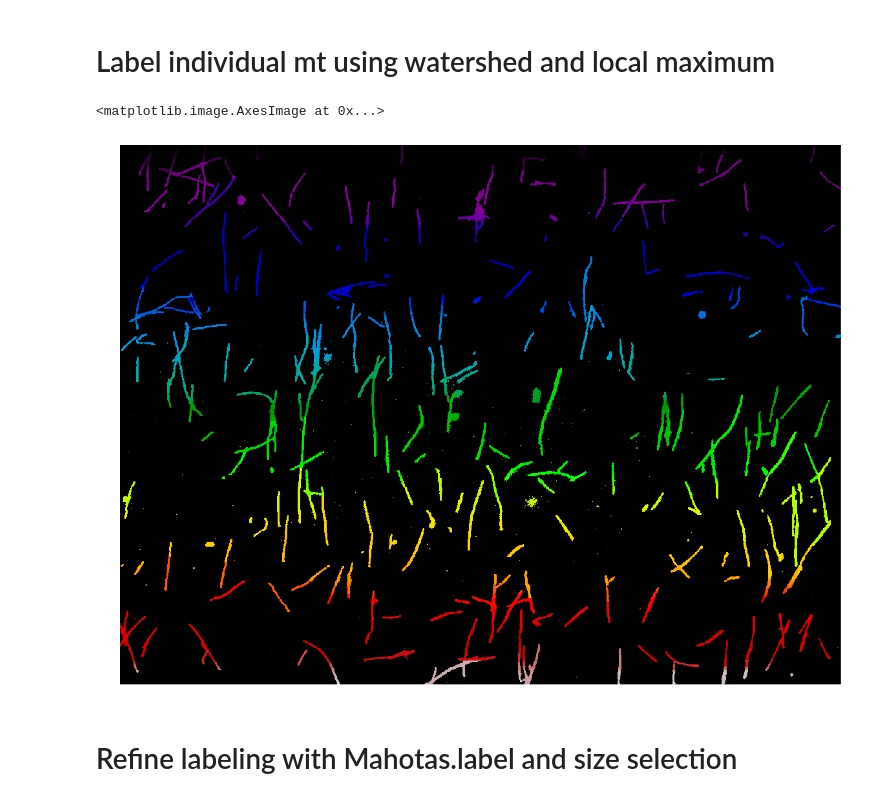
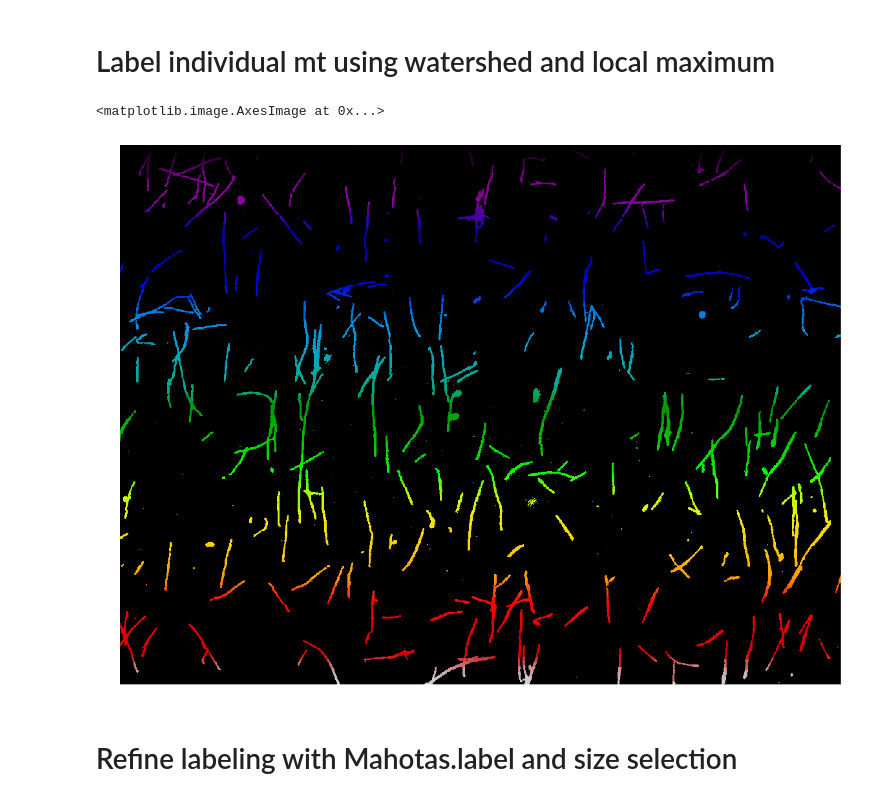
Before and after one commit to ShengyaoChen/cell_biology, a Jupyter notebook: mt_analysis/mt_analysis_demo.ipynb, the cells around one changed output. Cells and saved outputs as stored; diff of their text form; code cells hidden in the pictures.

```diff
--- a/mt_analysis/mt_analysis_demo.ipynb
+++ b/mt_analysis/mt_analysis_demo.ipynb
@@ -91,24 +93,24 @@ from scipy import ndimage as ndi
 # %%
 # We create a composite_binary by max(seed_binary, mt_binary).
 # Label the composite
 
 composite_f = np.maximum(seed_f, mt_f)
 
-distance = ndi.distance_transform_edt(composite)
+distance = ndi.distance_transform_edt(composite_f)
 local_maxi = peak_local_max(distance, indices=False, footprint=np.ones((3, 3)),
                             labels=composite_f)
 markers = ndi.label(local_maxi)[0]
 labels = watershed(-distance, markers, mask=composite_f)
 
 fig, ax = plt.subplots(1, 1, figsize = (20, 15))
 
 ax.set_axis_off()
 ax.imshow(labels, cmap = 'spectral')
 
 # Notice that the object labelling is still not very good. (Different color indicates different objects.)
 # %% [output]
 <matplotlib.image.AxesImage at 0x...>
-[figure, old version]
+[figure, new version]
 # %% [markdown]
 # Refine labeling with Mahotas.label and size selection
 # %%
```
Also changed, not shown: parts of 4 cells of this notebook.
